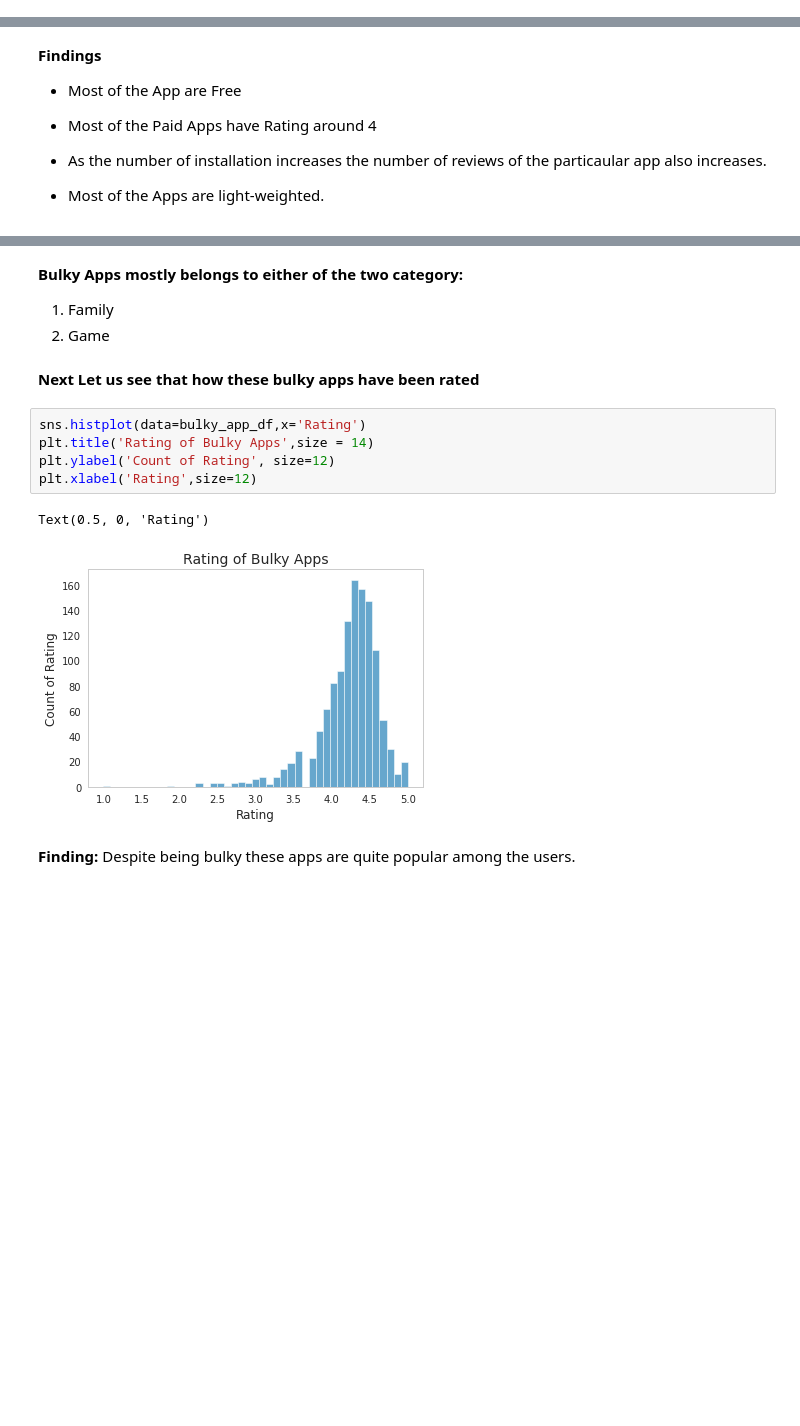
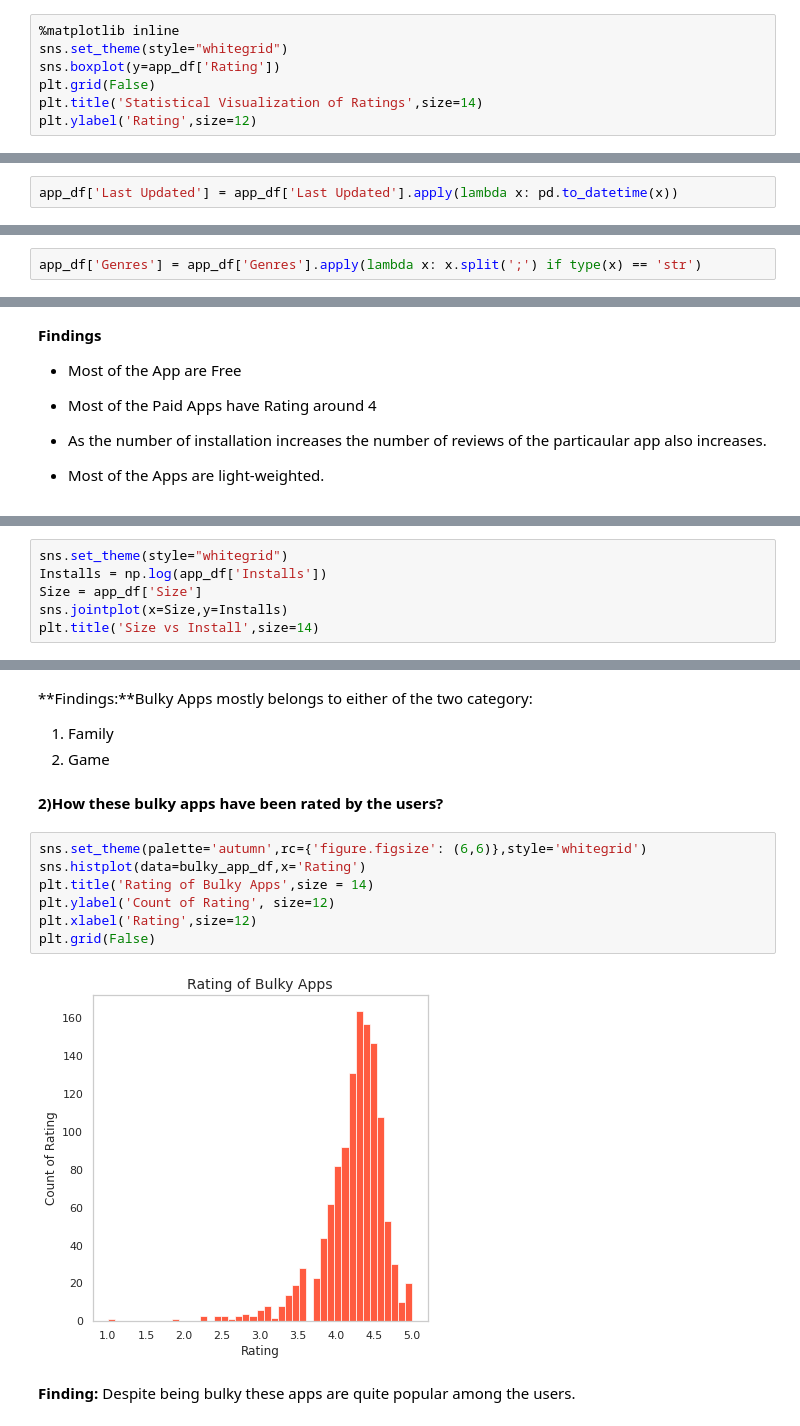
Before and after one commit to sudeep-009/GooglePlayStoreApp-analysis, a Jupyter notebook: Copy_of_Play_Store_App_Review_Analysis_Capstone_Project.ipynb, the cells around one changed output, grey strips where cells are left out. Cells and saved outputs as stored; diff of their text form; blank space fills up the shorter version.

Commit message:
Data Visualization

```diff
--- a/Copy_of_Play_Store_App_Review_Analysis_Capstone_Project.ipynb
+++ b/Copy_of_Play_Store_App_Review_Analysis_Capstone_Project.ipynb
@@ -310,0 +290,7 @@ So there is one outlier present with value 19. Lets remove this outlier
+# %%
+%matplotlib inline
+sns.set_theme(style="whitegrid")
+sns.boxplot(y=app_df['Rating'])
+plt.grid(False)
+plt.title('Statistical Visualization of Ratings',size=14)
+plt.ylabel('Rating',size=12)
@@ -396,0 +378,2 @@ Name: Size, dtype: float64
+# %%
+app_df['Last Updated'] = app_df['Last Updated'].apply(lambda x: pd.to_datetime(x))
@@ -396,0 +383,2 @@ Name: Size, dtype: float64
+# %%
+app_df['Genres'] = app_df['Genres'].apply(lambda x: x.split(';') if type(x) == 'str')
@@ -475,0 +484,6 @@ sns.jointplot(x=app_df['Size'],y=app_df['Rating'])
+# %%
+sns.set_theme(style="whitegrid")
+Installs = np.log(app_df['Installs'])
+Size = app_df['Size']
+sns.jointplot(x=Size,y=Installs)
+plt.title('Size vs Install',size=14)
@@ -492,17 +509,18 @@ sns.barplot(x=bulky_app_categories_df['Category'],y=bulky_app_categories_df['Siz
 # %% [markdown]
-**Bulky Apps mostly belongs to either of the two category:**
+**Findings:**Bulky Apps mostly belongs to either of the two category:
 
 1.   Family
 2.   Game
 # %% [markdown]
-**Next Let us see that how these bulky apps have been rated**
+**2)How these bulky apps have been rated by the users?**
 # %%
+sns.set_theme(palette='autumn',rc={'figure.figsize': (6,6)},style='whitegrid')
 sns.histplot(data=bulky_app_df,x='Rating')
 plt.title('Rating of Bulky Apps',size = 14)
 plt.ylabel('Count of Rating', size=12)
 plt.xlabel('Rating',size=12)
+plt.grid(False)
 # %% [output]
-Text(0.5, 0, 'Rating')
-[figure, old version]
+[figure, new version]
 # %% [markdown]
 **Finding:** Despite being bulky these apps are quite popular among the users.
```
Also changed, not shown: parts of 87 cells of this notebook.
